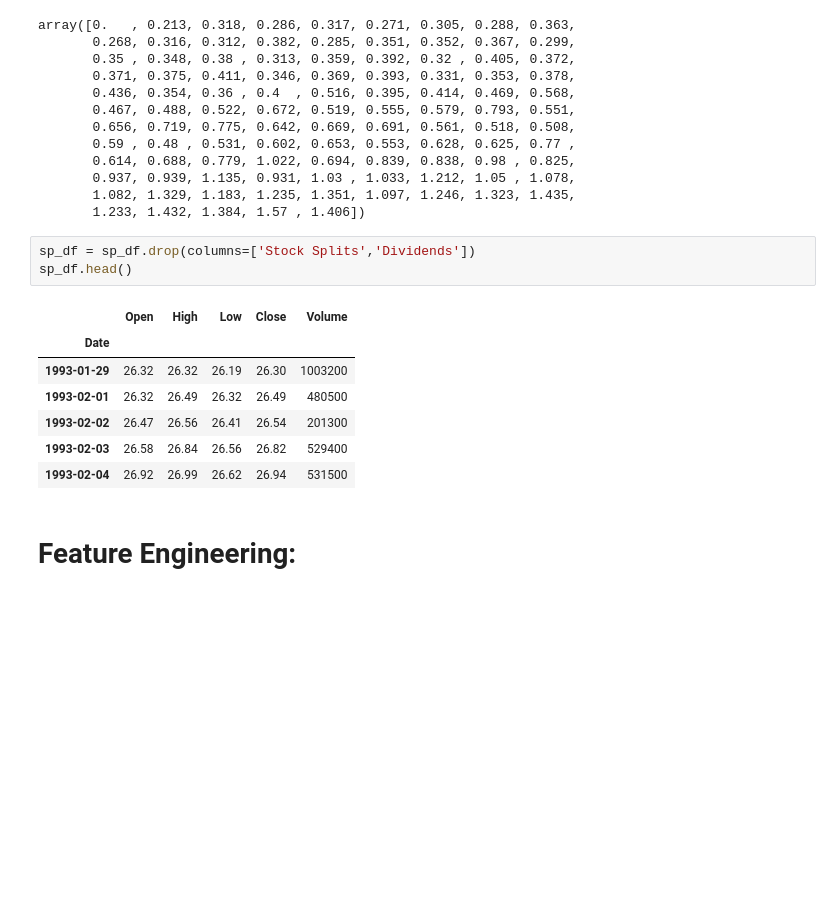
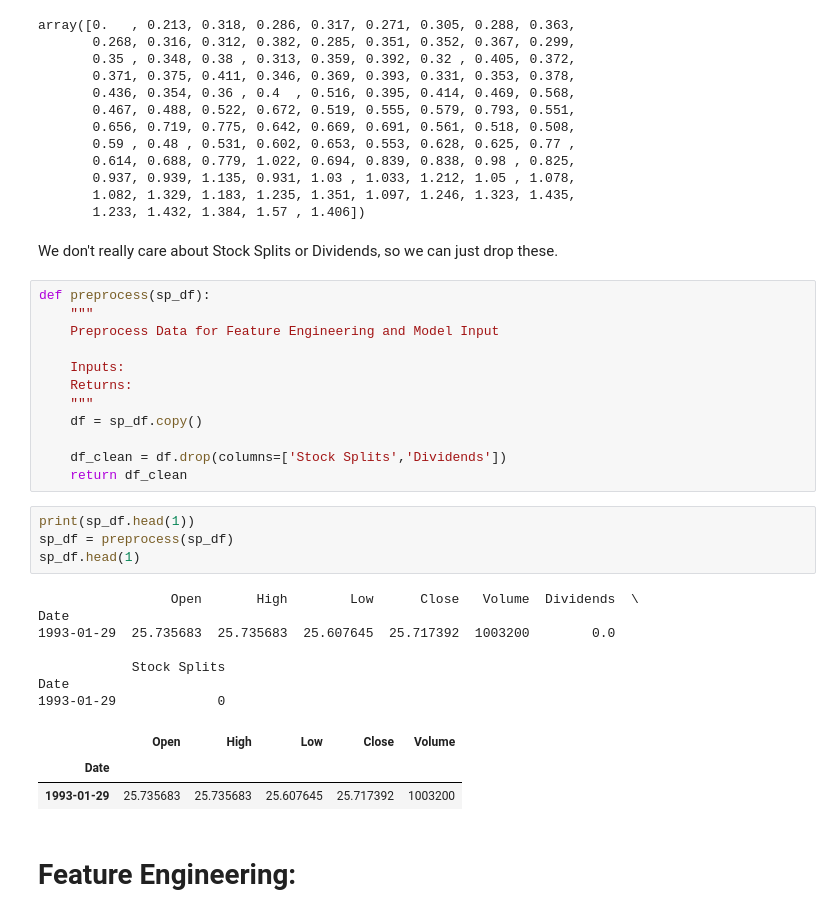
Before and after one commit to bourne2invest/AlgoTrading, a Jupyter notebook: notebooks/Market-Close_Binary-Predictor.ipynb, the cells around one changed output. Saved outputs shown, nothing was run; the diff lists cells and outputs as text; blank space fills up the shorter version.

```diff
--- a/notebooks/Market-Close_Binary-Predictor.ipynb
+++ b/notebooks/Market-Close_Binary-Predictor.ipynb
@@ -144,17 +144,35 @@ array([0.   , 0.213, 0.318, 0.286, 0.317, 0.271, 0.305, 0.288, 0.363,
        0.937, 0.939, 1.135, 0.931, 1.03 , 1.033, 1.212, 1.05 , 1.078,
        1.082, 1.329, 1.183, 1.235, 1.351, 1.097, 1.246, 1.323, 1.435,
        1.233, 1.432, 1.384, 1.57 , 1.406])
-# %%
-sp_df = sp_df.drop(columns=['Stock Splits','Dividends'])
-sp_df.head()
-# %% [output]
-|  | Open | High | Low | Close | Volume |
-| Date |  |  |  |  |  |
-| 1993-01-29 | 26.32 | 26.32 | 26.19 | 26.30 | 1003200 |
-| 1993-02-01 | 26.32 | 26.49 | 26.32 | 26.49 | 480500 |
-| 1993-02-02 | 26.47 | 26.56 | 26.41 | 26.54 | 201300 |
-| 1993-02-03 | 26.58 | 26.84 | 26.56 | 26.82 | 529400 |
-| 1993-02-04 | 26.92 | 26.99 | 26.62 | 26.94 | 531500 |
+# %% [markdown]
+We don't really care about Stock Splits or Dividends, so we can just drop these.
+# %%
+def preprocess(sp_df):
+    """
+    Preprocess Data for Feature Engineering and Model Input
+
+    Inputs:
+    Returns:
+    """
+    df = sp_df.copy()
+
+    df_clean = df.drop(columns=['Stock Splits','Dividends'])
+    return df_clean
+# %%
+print(sp_df.head(1))
+sp_df = preprocess(sp_df)
+sp_df.head(1)
+# %% [output]
+                 Open       High        Low      Close   Volume  Dividends  \
+Date
+1993-01-29  25.735683  25.735683  25.607645  25.717392  1003200        0.0
+
+            Stock Splits
+Date
+1993-01-29             0
+|  | Open | High | Low | Close | Volume |
+| Date |  |  |  |  |  |
+| 1993-01-29 | 25.735683 | 25.735683 | 25.607645 | 25.717392 | 1003200 |
 # %% [markdown]
 # Feature Engineering:
 # %%
```
Also changed, not shown: parts of 3 cells of this notebook.
